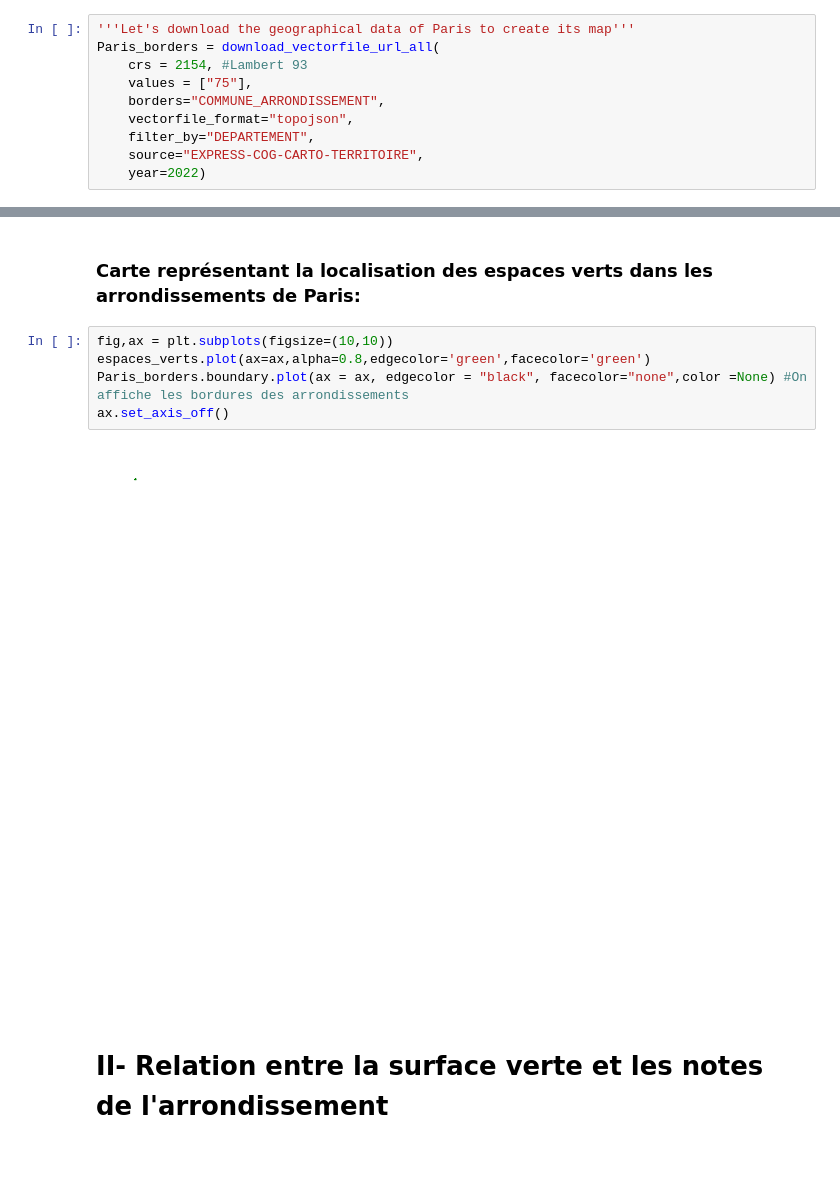
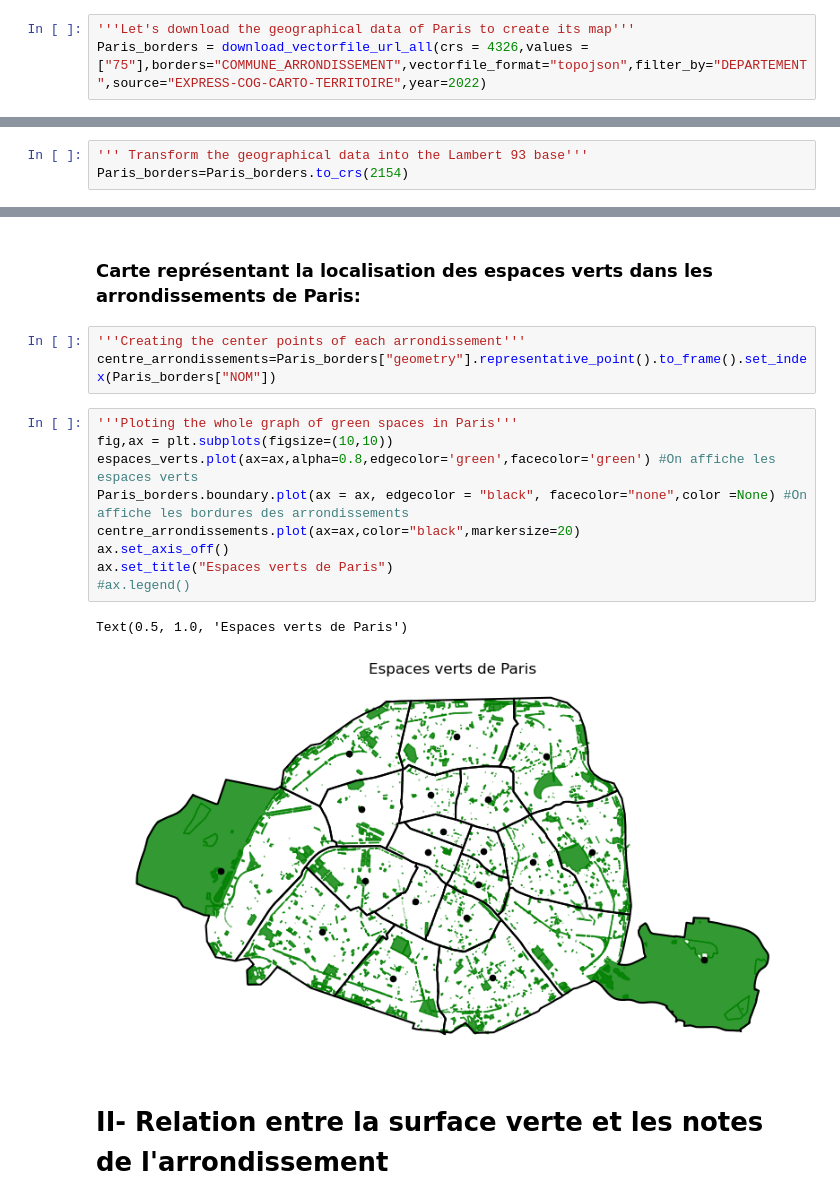
Before and after one commit to solenemoro/Projet_Python_2AENSAE, a Jupyter notebook: Espaces_verts.ipynb, the cells around one changed output, grey strips where cells are left out. Saved outputs shown, nothing was run; the diff lists cells and outputs as text; blank space fills up the shorter version.

Commit message:
Complete study of green spaces done

```diff
--- a/Espaces_verts.ipynb
+++ b/Espaces_verts.ipynb
@@ -13,12 +17,5 @@ import matplotlib.pyplot as plt
 from cartiflette.s3 import download_vectorfile_url_all
 # %%
 '''Let's download the geographical data of Paris to create its map'''
-Paris_borders = download_vectorfile_url_all(
-    crs = 2154, #Lambert 93
-    values = ["75"],
-    borders="COMMUNE_ARRONDISSEMENT",
-    vectorfile_format="topojson",
-    filter_by="DEPARTEMENT",
-    source="EXPRESS-COG-CARTO-TERRITOIRE",
-    year=2022)
+Paris_borders = download_vectorfile_url_all(crs = 4326,values = ["75"],borders="COMMUNE_ARRONDISSEMENT",vectorfile_format="topojson",filter_by="DEPARTEMENT",source="EXPRESS-COG-CARTO-TERRITOIRE",year=2022)
 # %% [output]
@@ -27,3 +23,6 @@ HTTPError: HTTP Error 404: Not Found
+# %%
+''' Transform the geographical data into the Lambert 93 base'''
+Paris_borders=Paris_borders.to_crs(2154)
 # %% [markdown]
 ### Aperçu du fichier recenssant les arrondissements de Paris et leurs coordonnées géorgraphiques:
 # %%
@@ -51,13 +50,21 @@ espaces_verts.head()
 5 rows × 30 columns
 # %% [markdown]
 ### Carte représentant la localisation des espaces verts dans les arrondissements de Paris:
+# %%
+'''Creating the center points of each arrondissement'''
+centre_arrondissements=Paris_borders["geometry"].representative_point().to_frame().set_index(Paris_borders["NOM"])
 # %%
+'''Ploting the whole graph of green spaces in Paris'''
 fig,ax = plt.subplots(figsize=(10,10))
-espaces_verts.plot(ax=ax,alpha=0.8,edgecolor='green',facecolor='green')
+espaces_verts.plot(ax=ax,alpha=0.8,edgecolor='green',facecolor='green') #On affiche les espaces verts
 Paris_borders.boundary.plot(ax = ax, edgecolor = "black", facecolor="none",color =None) #On affiche les bordures des arrondissements
+centre_arrondissements.plot(ax=ax,color="black",markersize=20)
 ax.set_axis_off()
+ax.set_title("Espaces verts de Paris")
+#ax.legend()
 # %% [output]
+Text(0.5, 1.0, 'Espaces verts de Paris')
-[figure, old version]
+[figure, new version]
 # %% [markdown]
 # II- Relation entre la surface verte et les notes de l'arrondissement
 # %%
```
Also changed, not shown: parts of 14 cells of this notebook.
